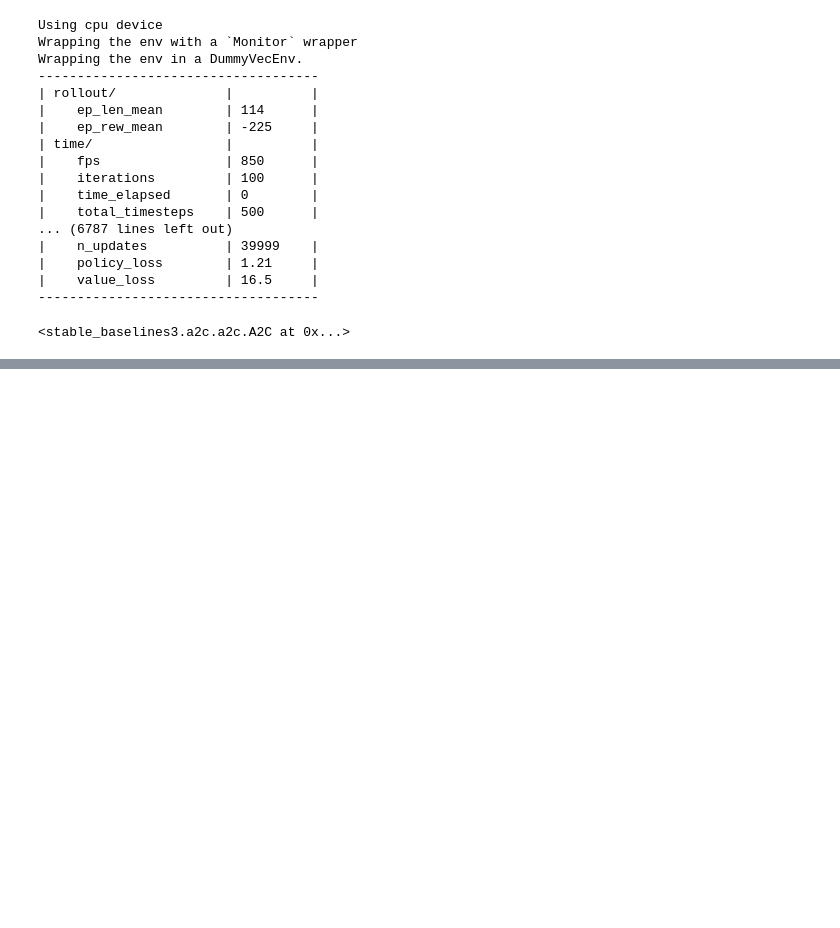
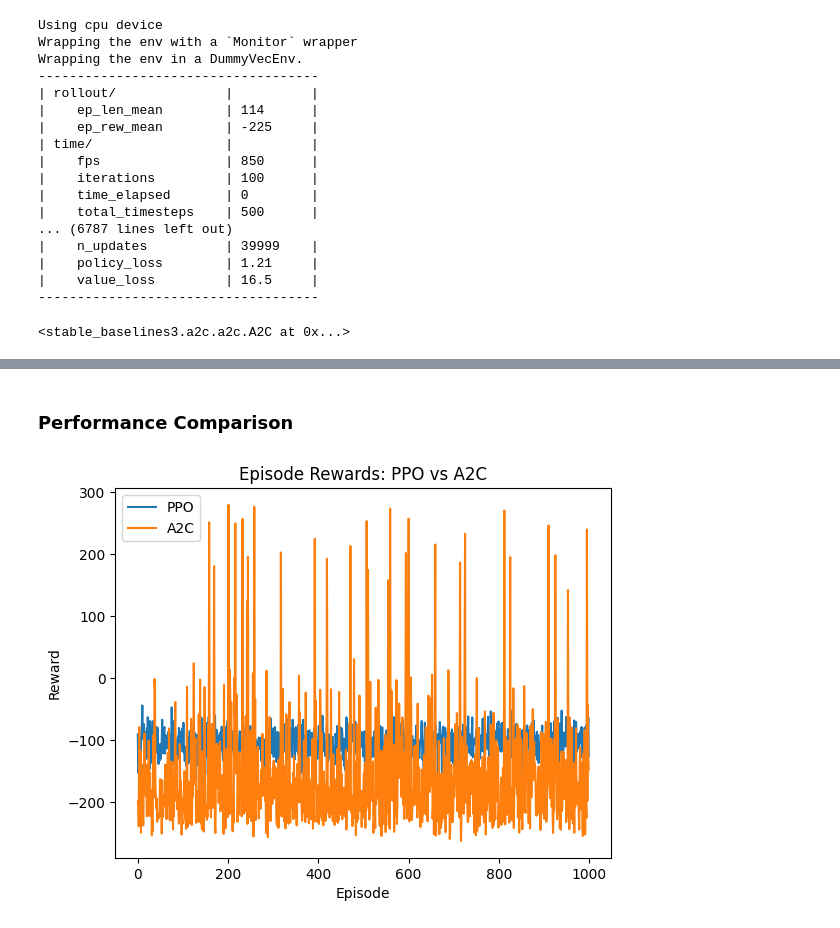
Before and after one commit to MGN19/Reinforcement-learning, a Jupyter notebook: Lunar Lander.ipynb, the cells around one changed output, grey strips where cells are left out. Drawn from its saved outputs; the diff is of its cells as text; code cells hidden in the pictures; blank space fills up the shorter version.

```diff
--- a/Lunar Lander.ipynb
+++ b/Lunar Lander.ipynb
@@ -230,0 +290,12 @@ plt.show()
+# %% [markdown]
+### Performance Comparison
+# %%
+plt.plot(rewards_ppo, label="PPO")
+plt.plot(rewards_a2c, label="A2C")
+plt.title("Episode Rewards: PPO vs A2C")
+plt.xlabel("Episode")
+plt.ylabel("Reward")
+plt.legend()
+plt.show()
+# %% [output]
+[figure, added]
```
Also changed, not shown: parts of 7 cells of this notebook.
